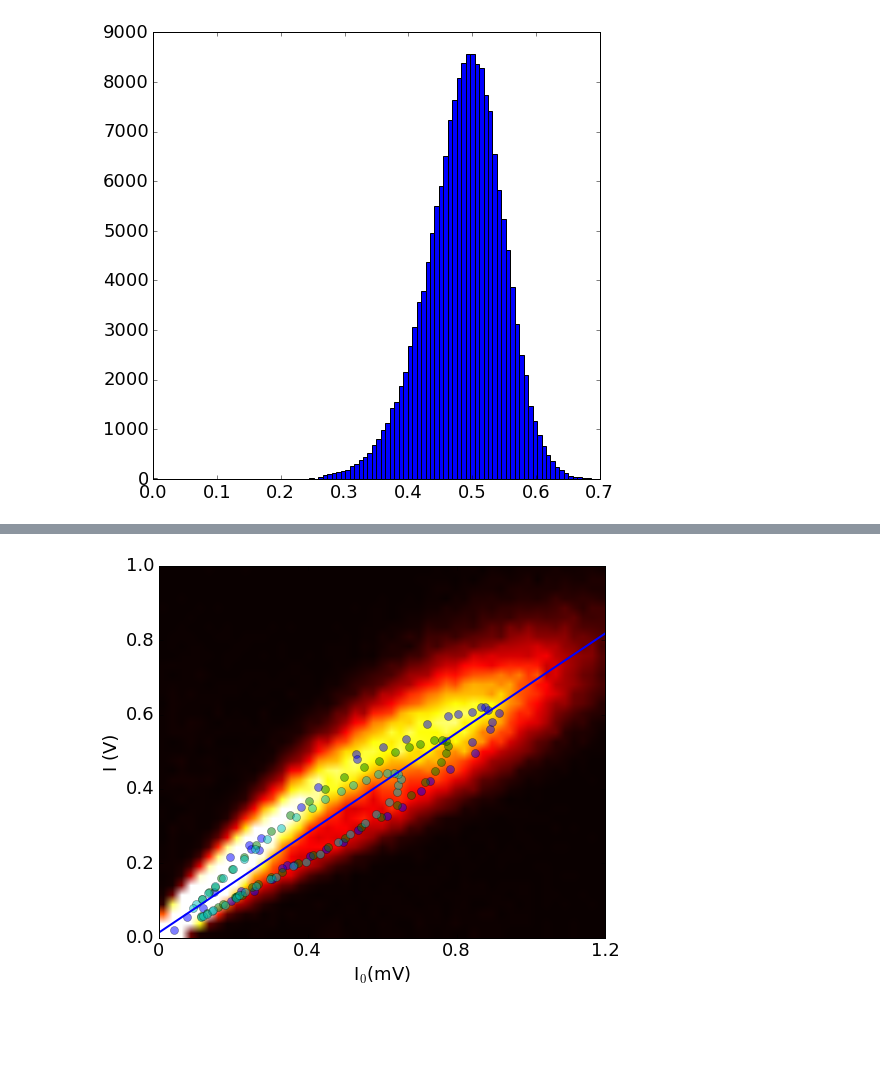
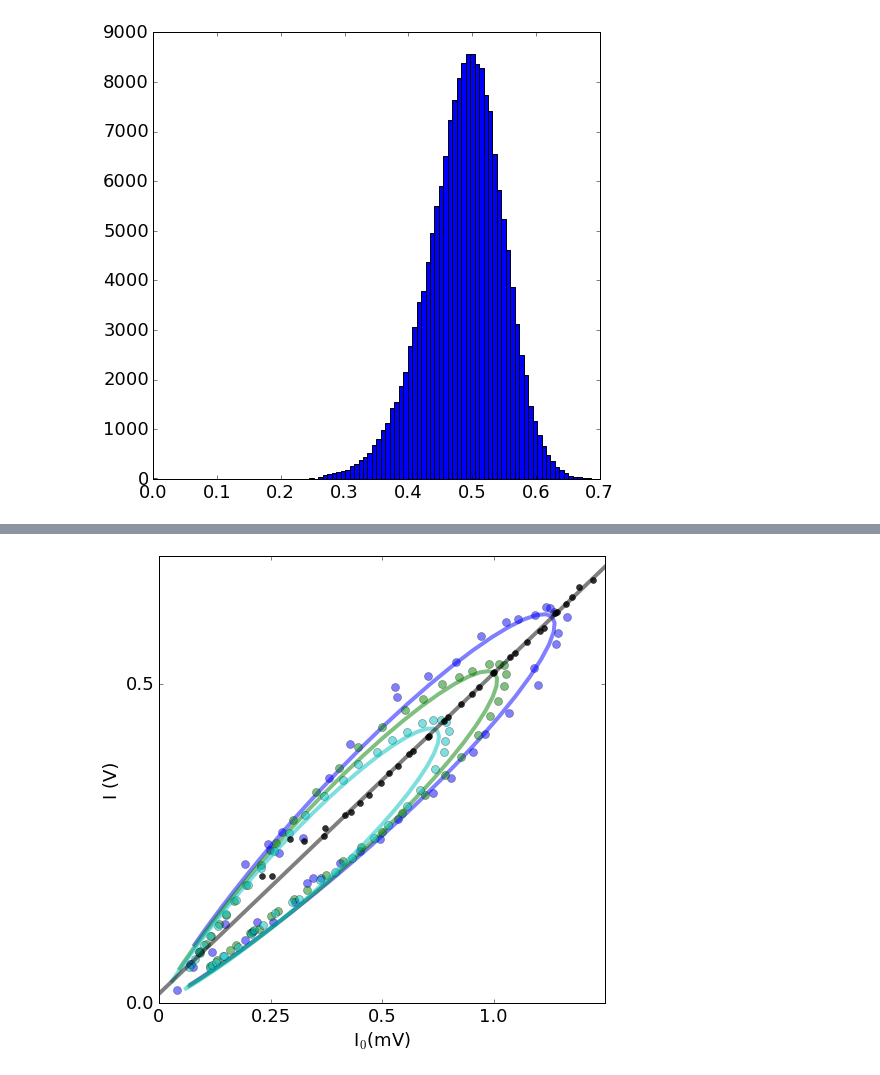
Before and after one commit to sioan/softXRayDataAndControls, a Jupyter notebook: experimentSpecificFiles/sxri0414/for_pub/regression_approach_run60.ipynb, the cells around one changed output, grey strips where cells are left out. Drawn from its saved outputs; the diff is of its cells as text; code cells hidden in the pictures; blank space fills up the shorter version.

```diff
--- a/experimentSpecificFiles/sxri0414/for_pub/regression_approach_run60.ipynb
+++ b/experimentSpecificFiles/sxri0414/for_pub/regression_approach_run60.ipynb
@@ -192,6 +195,6 @@ def make_IvsI0(fee_start,fee_stop,start_range,stop_range):
     fee_mask *= fee<fee_stop
     IvsFEE_average = binned_statistic_dd(energy[fee_mask],y[fee_mask],bins=[my_bins],statistic=average).statistic
     I0vsFEE_average = binned_statistic_dd(energy[fee_mask],x[fee_mask],bins=[my_bins],statistic=average).statistic
-    return IvsFEE_average[start_range:-stop_range],I0vsFEE_average[start_range:-stop_range],my_bins[start_range:-stop_range]
+    return IvsFEE_average[start_range:-stop_range],I0vsFEE_average[start_range:-stop_range],my_bins[start_range:-stop_range]+mean(diff(my_bins))/2.0
 # %%
 f2, axarr2 = plt.subplots(1, sharex=True)
@@ -222,7 +226,7 @@ temp.set_xticks
 # %%
 f, axarr = plt.subplots(3, sharex=True)
 
-for i in [[.6,1],[.5,.6],[.3,.5]]:
+for i in [[.6,1],[.4,.6],[.1,.4]]:
     IvsFEE_average,I0vsFEE_average,e_bins = make_IvsI0(i[0],i[1],40,50)
     IvsE_moment = mean(nan_to_num(IvsFEE_average*e_bins[:-1]))/mean(nan_to_num(IvsFEE_average))
     I0vsE_moment = mean(nan_to_num(I0vsFEE_average*e_bins[:-1]))/mean(nan_to_num(I0vsFEE_average))
@@ -253,7 +257,12 @@ axarr[2].axvline(x=x_location,color='r',linewidth=4)
 
 axarr[2].set_xlabel("Energy(eV)")
 axarr[2].set_ylabel("Counts")
+
 axarr[2].set_xlim(energy_start_plot,energy_end_plot)
+axarr[2].set_xticks(arange(906,925,6))
+axarr[2].set_xticklabels(["906","912","918","924"])
+
+
 axarr[2].set_yticks(arange(0,12100,6000))
 axarr[2].set_yticklabels(["0","60",r"12 $ \times $ 10$^4$"])
 f.tight_layout()
@@ -278,21 +335,26 @@ show()
 # %%
+my_colors = ['b','g','c']
 axes = figure().add_subplot(111)
-axes.imshow((IvsI0_hist[0][::-1,:]+1),cmap='hot',interpolation='bilinear',clim=(0,400),extent=(0,0.0012,0,1),aspect=1.0/1e3)
+#axes.imshow((IvsI0_hist[0][::-1,:]+1),cmap='hot',interpolation='bilinear',clim=(0,400),extent=(0,0.0012,0,1),aspect=1.0/1e3)
 ylabel("I (V)")
 xlabel("I$_0$(mV)")
-for i in [[.6,1],[.5,.6],[.3,.5]]:
-    IvsFEE_average,I0vsFEE_average,e_bins = make_IvsI0(i[0],i[1],45,85)
-    axes.plot(I0vsFEE_average,IvsFEE_average,'o',markersize=8,alpha = 0.5)
+my_counter = 0
+for i in [[.60,1],[.5,.6],[.3,.5]]:
+    IvsFEE_average,I0vsFEE_average,e_bins = make_IvsI0(i[0],i[1],45,82)
+    axes.plot(I0vsFEE_average,IvsFEE_average,'o',markersize=8,alpha = 0.5,color=my_colors[my_counter])
+    poptIvsFee, pcovIvsFee = curve_fit(gaussian, e_bins[:-1],IvsFEE_average,p0=[914,5,1])
+    poptI0vsFee, pcovI0vsFee = curve_fit(gaussian, e_bins[:-1],I0vsFEE_average,p0=[914,5,.001])
+    axes.plot(gaussian(e_bins,*poptI0vsFee),gaussian(e_bins,*poptIvsFee),alpha=0.5,linewidth=4,color=my_colors[my_counter])
 
+    my_counter +=1
 
-#plot(array(GMD_spectra_amplitude).transpose()[2],array(acq_spectra_amplitude).transpose()[2],'go')
-axes.plot(arange(0,0.0015,.0001),my_slope[0]*arange(0,0.0015,.0001)+my_slope[1],'b-',linewidth=2)
-#plot(arange(0,0.0011,0.00005)[:-1],my_hist,'b-',marker='o',linewidth=1)
-axes.set_xlim(0,0.0012)
-#axes.set_xticklabels([str(i) for i in arange(0,15,2)])
-axes.set_xticks(arange(0,0.0014,0.0004))
-axes.set_xticklabels(["0","0.4","0.8","1.2"])
-#xlabel()
+axes.plot(arange(0,0.0015,.0001),my_slope[0]*arange(0,0.0015,.0001)+my_slope[1],'k-',linewidth=4,alpha=0.5)
+axes.plot(array(GMD_spectra_amplitude).transpose()[2],array(acq_spectra_amplitude).transpose()[2],'ko',alpha=50)
+axes.set_xlim(0,0.001)
+axes.set_xticks(arange(0,0.0011,0.00025))
+axes.set_xticklabels(["0","0.25","0.5","1.0"])
+axes.set_yticks(arange(0,1.1,0.5))
+axes.set_ylim(0,.7)
 show()
 # %% [output]
-[figure, old version]
+[figure, new version]
```
Also changed, not shown: parts of 12 cells of this notebook.
